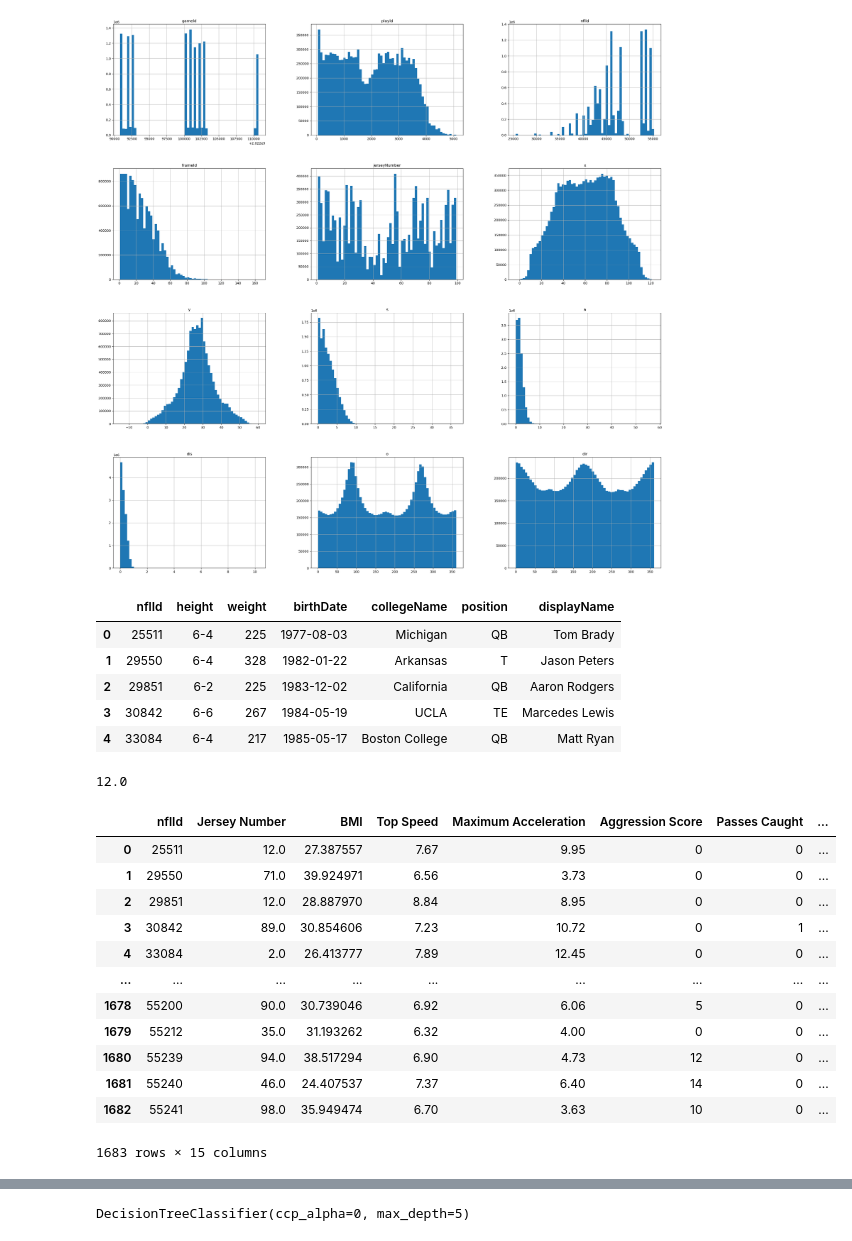
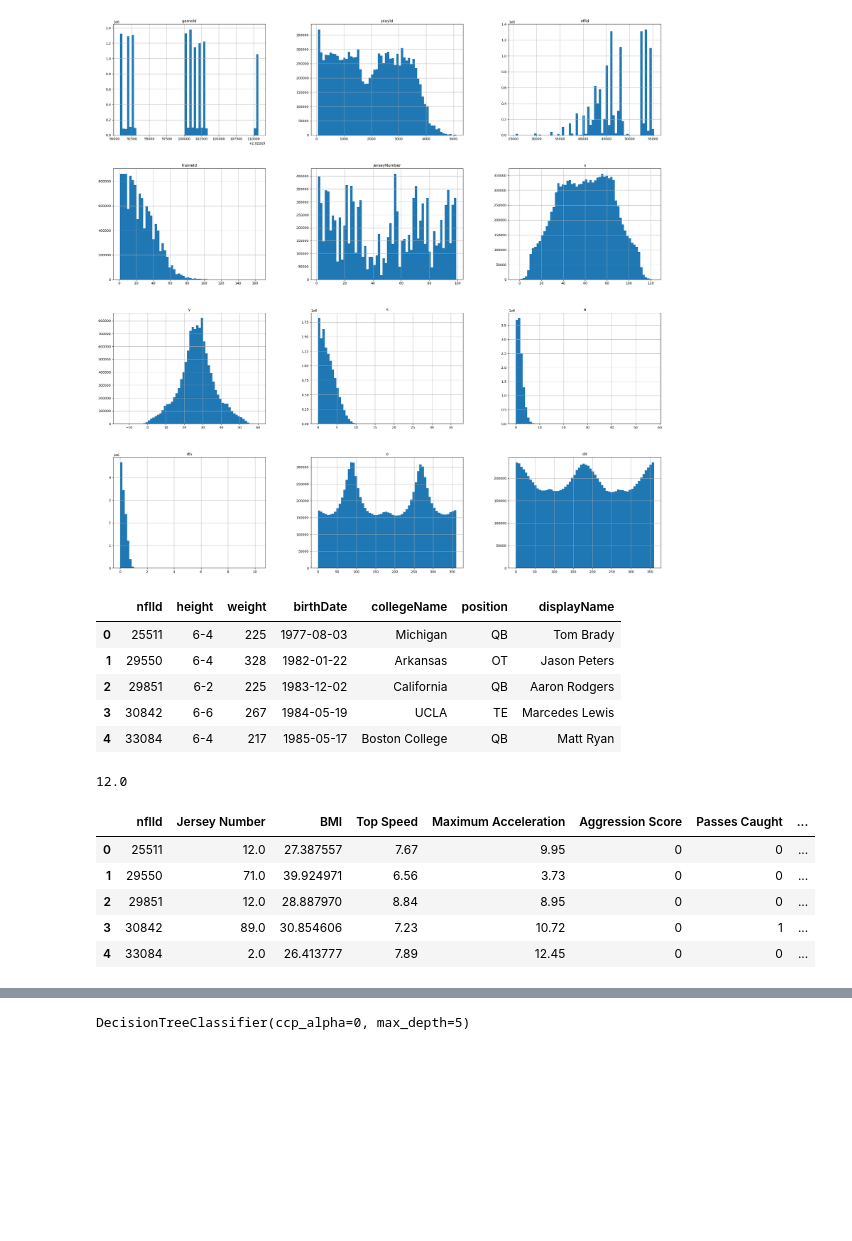
Before and after one commit to SmithsonArrey/big-data-bowl-2024-nfl-player-classifier, a Jupyter notebook: player_classifier.ipynb, the cells around one changed output, grey strips where cells are left out. Saved outputs shown, nothing was run; the diff lists cells and outputs as text; code cells hidden in the pictures; blank space fills up the shorter version.

```diff
--- a/player_classifier.ipynb
+++ b/player_classifier.ipynb
@@ -281,6 +281,11 @@ modified_players_data["position"]=np.where(modified_players_data["position"] ==
 #merging C and G
 modified_players_data["position"]=np.where(modified_players_data["position"] == 'C', 'C-G', modified_players_data["position"])
 modified_players_data["position"]=np.where(modified_players_data["position"] == 'G', 'C-G', modified_players_data["position"])
+#merging C-G and T
+modified_players_data["position"]=np.where(modified_players_data["position"] == 'C-G', 'OT', modified_players_data["position"])
+modified_players_data["position"]=np.where(modified_players_data["position"] == 'T', 'OT', modified_players_data["position"])
+
+
 
 #Defensive Roles
 #merging DB and CB
@@ -296,6 +301,11 @@ modified_players_data["position"]=np.where(modified_players_data["position"] ==
 #merging ILB and MLB
 modified_players_data["position"]=np.where(modified_players_data["position"] == 'ILB', 'LB', modified_players_data["position"])
 modified_players_data["position"]=np.where(modified_players_data["position"] == 'MLB', 'LB', modified_players_data["position"])
+#merging CB and S
+modified_players_data["position"]=np.where(modified_players_data["position"] == 'CB', 'DB', modified_players_data["position"])
+modified_players_data["position"]=np.where(modified_players_data["position"] == 'S', 'DB', modified_players_data["position"])
+#merging DE-OLB and LB
+modified_players_data["position"]=np.where(modified_players_data["position"] == 'DE-OLB', 'LB', modified_players_data["position"])
 # %%
 modified_players_data['position'].value_counts()
 # %% [output]
@@ -336,7 +343,7 @@ modified_players_data.head()
 # %% [output]
 |  | nflId | height | weight | birthDate | collegeName | position | displayName |
 | 0 | 25511 | 6-4 | 225 | 1977-08-03 | Michigan | QB | Tom Brady |
-| 1 | 29550 | 6-4 | 328 | 1982-01-22 | Arkansas | T | Jason Peters |
+| 1 | 29550 | 6-4 | 328 | 1982-01-22 | Arkansas | OT | Jason Peters |
 | 2 | 29851 | 6-2 | 225 | 1983-12-02 | California | QB | Aaron Rodgers |
 | 3 | 30842 | 6-6 | 267 | 1984-05-19 | UCLA | TE | Marcedes Lewis |
 | 4 | 33084 | 6-4 | 217 | 1985-05-17 | Boston College | QB | Matt Ryan |
@@ -357,38 +364,31 @@ for id in nflIds:
     passes_caught = count_passes_caught(plays_data, id)
     player_position_index = modified_players_data.index[modified_players_data["nflId"] == id]
     player_position = modified_players_data.at[player_position_index.values[0], 'position']
     player_scrambles = count_scrambles(plays_data, id)
     jersey_num_rows = tracking_data_all_weeks[tracking_data_all_weeks["nflId"] == id]
     jersey_num = jersey_num_rows['jerseyNumber'].values[0]
     ball_carries = count_ball_carries(plays_data, id)
 
     new_data = pd.DataFrame(data={'nflId': [id],
                                   'Jersey Number': [jersey_num],
                                   'BMI': [player_bmi],
                                   'Top Speed': [max_speed], #'Average Speed': [player_aggression_score],
                                   'Maximum Acceleration': [max_acceleration],
                                   'Aggression Score': [player_aggression_score],
                                   'Passes Caught': [passes_caught],
                                   'Ball Carries': [ball_carries],
                                   'Scrambles': [player_scrambles],
                                   **calculate_penalty_record(plays_data, id),
                                   'Position': [player_position]})
     # Concatenate the existing data with the new table
     feature_table = pd.concat([feature_table, new_data], ignore_index=True)
 
 # Display the updated table
-feature_table
+feature_table.head()
 # %% [output]
 |  | nflId | Jersey Number | BMI | Top Speed | Maximum Acceleration | Aggression Score | Passes Caught | ... |
 | 0 | 25511 | 12.0 | 27.387557 | 7.67 | 9.95 | 0 | 0 | ... |
 | 1 | 29550 | 71.0 | 39.924971 | 6.56 | 3.73 | 0 | 0 | ... |
 | 2 | 29851 | 12.0 | 28.887970 | 8.84 | 8.95 | 0 | 0 | ... |
 | 3 | 30842 | 89.0 | 30.854606 | 7.23 | 10.72 | 0 | 1 | ... |
 | 4 | 33084 | 2.0 | 26.413777 | 7.89 | 12.45 | 0 | 0 | ... |
-| ... | ... | ... | ... | ... | ... | ... | ... | ... |
-| 1678 | 55200 | 90.0 | 30.739046 | 6.92 | 6.06 | 5 | 0 | ... |
-| 1679 | 55212 | 35.0 | 31.193262 | 6.32 | 4.00 | 0 | 0 | ... |
-| 1680 | 55239 | 94.0 | 38.517294 | 6.90 | 4.73 | 12 | 0 | ... |
-| 1681 | 55240 | 46.0 | 24.407537 | 7.37 | 6.40 | 14 | 0 | ... |
-| 1682 | 55241 | 98.0 | 35.949474 | 6.70 | 3.63 | 10 | 0 | ... |
-1683 rows × 15 columns
```
Also changed, not shown: parts of 8 cells of this notebook.
